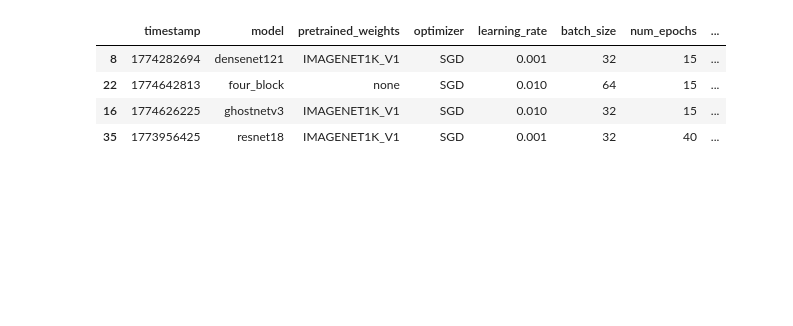
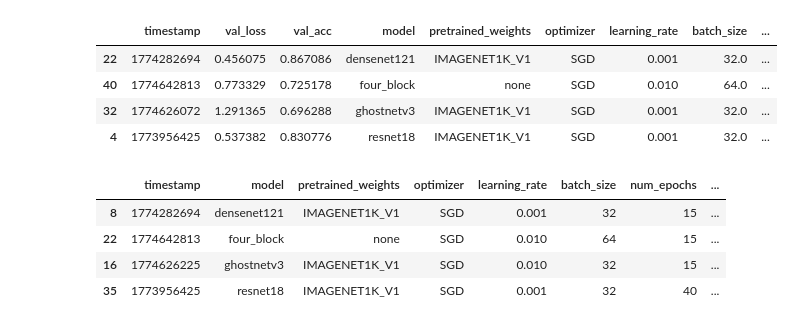
Before and after one commit to olaidczak/dl-project-1, a Jupyter notebook: plots.ipynb, the cells around one changed output. Cells and saved outputs as stored; diff of their text form; code cells hidden in the pictures; blank space fills up the shorter version.

```diff
--- a/plots.ipynb
+++ b/plots.ipynb
@@ -5,3 +6,19 @@ import matplotlib.pyplot as plt
+# %%
+exp = pd.read_csv("results/experiments.csv")
+exp = exp[pd.isna(exp["scheduler"])]
+cur = pd.read_csv("results/curves.csv")
+cur = cur[cur["epoch"] <= 15]
+df = cur.loc[cur.groupby("timestamp")["val_acc"].idxmax(),
+                 ["timestamp", "val_loss", "val_acc"]]
+df = df.merge(exp, on="timestamp", how="left")
+idx = df.groupby("model")["val_acc"].idxmax()
+df.loc[idx]
+# %% [output]
+|  | timestamp | val_loss | val_acc | model | pretrained_weights | optimizer | learning_rate | batch_size | ... |
+| 22 | 1774282694 | 0.456075 | 0.867086 | densenet121 | IMAGENET1K_V1 | SGD | 0.001 | 32.0 | ... |
+| 40 | 1774642813 | 0.773329 | 0.725178 | four_block | none | SGD | 0.010 | 64.0 | ... |
+| 32 | 1774626072 | 1.291365 | 0.696288 | ghostnetv3 | IMAGENET1K_V1 | SGD | 0.001 | 32.0 | ... |
+| 4 | 1773956425 | 0.537382 | 0.830776 | resnet18 | IMAGENET1K_V1 | SGD | 0.001 | 32.0 | ... |
 # %%
 exp = pd.read_csv("results/experiments.csv")
 cur = pd.read_csv("results/curves.csv")
```
Also changed, not shown: parts of 3 cells of this notebook.
